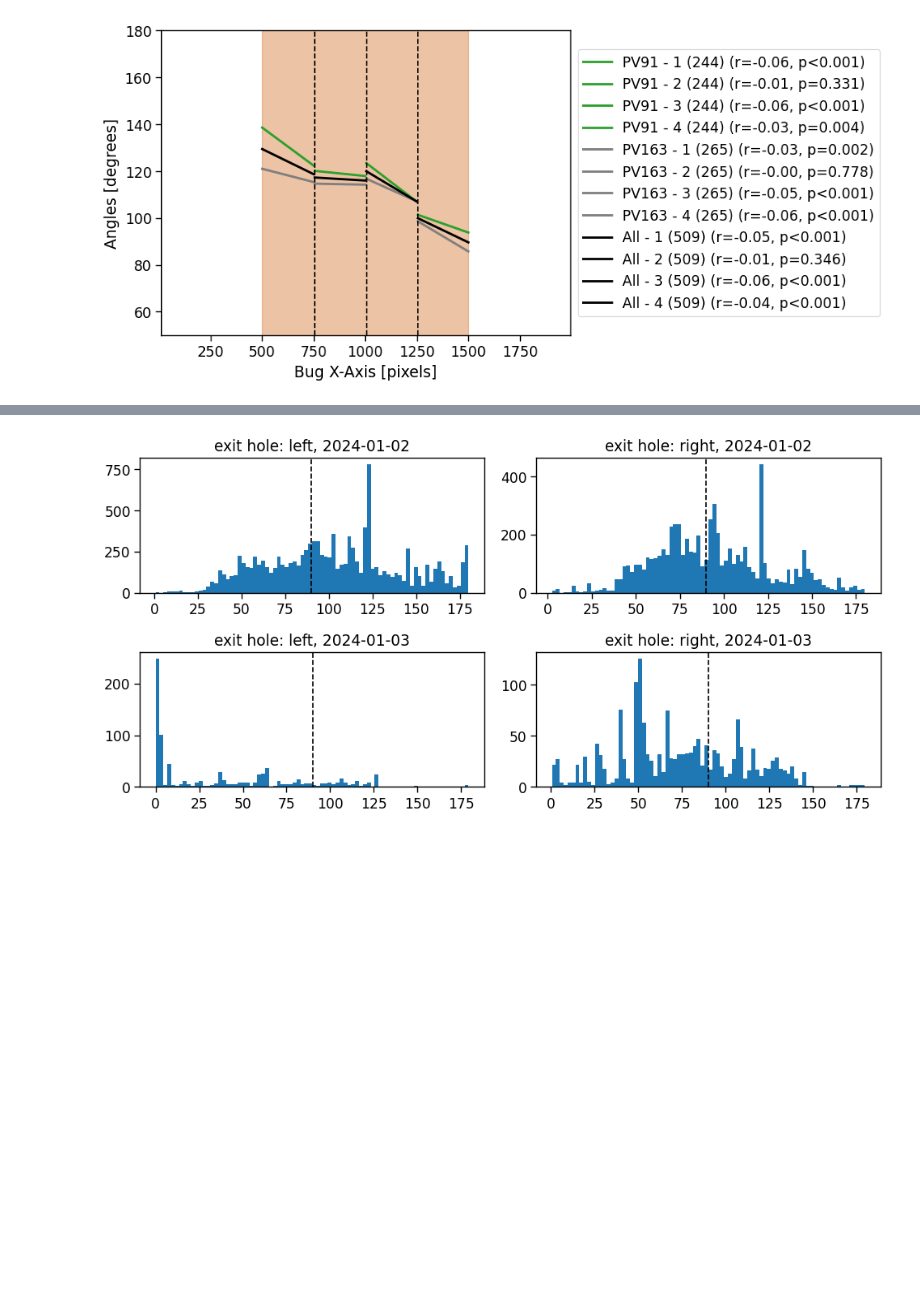
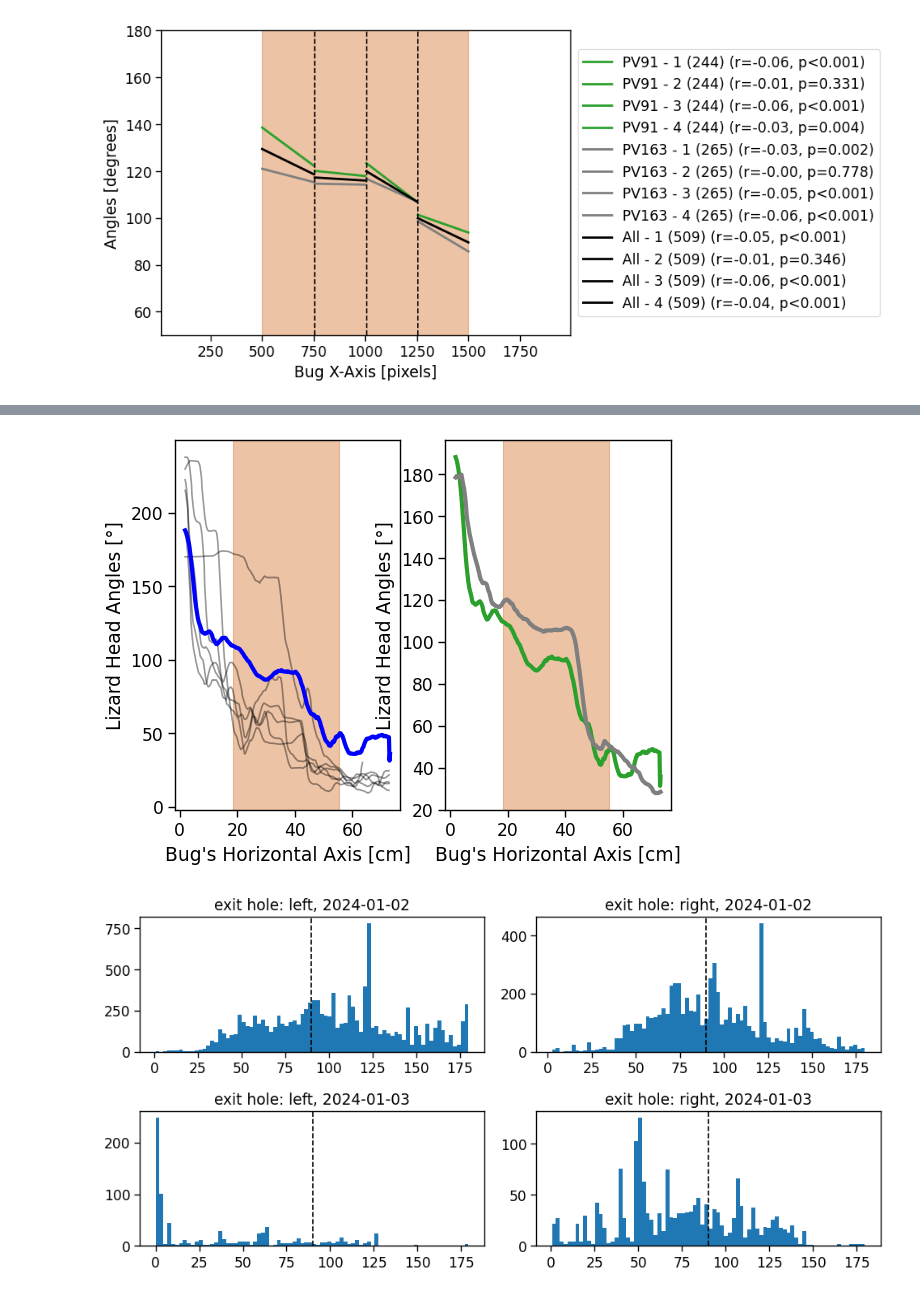
Before and after one commit to EvolutionaryNeuralCodingLab/PreyTouch, a Jupyter notebook: notebooks/paper_figs.ipynb, the cells around one changed output, grey strips where cells are left out. Drawn from its saved outputs; the diff is of its cells as text; code cells hidden in the pictures; blank space fills up the shorter version.

```diff
--- a/notebooks/paper_figs.ipynb
+++ b/notebooks/paper_figs.ipynb
@@ -986,5 +967,4 @@ def angles_summary(animal_ids, movement_type, is_cache=True):
     return pose_dict
 
 
-tdf = angles_summary(['PV163'], 'random_low_horizontal', is_cache=False)
-tdf
+tdf = angles_summary(['PV163', 'PV91'], 'rect_tunnel', is_cache=False)
@@ -1028,3 +974,76 @@ np.math.degrees
+# %%
+animal_id = 'PV91'
+cols = 5
+rows = int(np.ceil(len(tdf[animal_id])/cols))
+fig, axes = plt.subplots(rows, cols, figsize=(25, 3*rows))
+axes = axes.flatten()
+i = 0
+for trial_id, xf in tdf[animal_id].items():
+    a = xf.angle.map(lambda x: np.math.degrees(x))
+    x = xf.bug_x.values
+    a = savgol_filter(a.values, 11, 1)
+    if (np.std(a) < 10 or np.std(a) > 100) or not (a[a<30].any() and a[a>150].any()):
+        continue
+    axes[i].plot(x, a)
+    axes[i].set_title(f'{trial_id}, {np.std(a):.1f}')
+    i += 1
+fig.tight_layout()
+# %%
+rect_xlims = np.array([500, 1500]) * SCREEN_PIX_CM
+
+def plot_wall(ax):
+    ylims = ax.get_ylim()
+    ax.add_patch(plt.Rectangle((rect_xlims[0], ylims[0]), rect_xlims[1] - rect_xlims[0],
+                                ylims[1]-ylims[0], color='chocolate', alpha=0.4))
+    ax.set_ylabel('Lizard Head Angles [°]')
+    ax.set_xlabel("Bug's Horizontal Axis [cm]")
+
+def get_lizard_angles(animal_id):
+    angles = {}
+    common_bug_x = np.arange(50, 1989, 5)
+    for trial_id, xf in tdf[animal_id].items():
+        try:
+            a = xf.angle.map(lambda x: np.math.degrees(x))
+            a = savgol_filter(a.values, 11, 1)
+            if (np.std(a) < 10 or np.std(a) > 100) or not (a[a<30].any() and a[a>150].any()):
+                continue
+            x = xf.bug_x.values
+            f = interpolate.interp1d(x, a, kind='linear', bounds_error=False, fill_value=np.nan)
+            a_int = f(common_bug_x)
+            angles[trial_id] = a_int
+        except ImportError:
+            continue
+
+    avg_angles = np.nanmean(list(angles.values()), axis=0)
+    return avg_angles, angles, common_bug_x
+
+
+def plot_example_occlusions(ax):
+    animal_id = 'PV91'
+    if config.ARENA_NAME == 'meshi':
+        trials_ids = [14062, 14064, 14441, 14446, 15108, 15036, 15071]
+    else:
+        trials_ids = [2050, 2052, 2195, 2198, 2423, 2453, 2488]
+    avg_angles, angles, common_bug_x = get_lizard_angles(animal_id)
+    for trial_id, a in angles.items():
+        if trial_id in trials_ids:
+            ax.plot(common_bug_x * SCREEN_PIX_CM, a, alpha=0.4, c='k')
+    ax.plot(common_bug_x * SCREEN_PIX_CM, avg_angles, c='b', linewidth=3)
+    plot_wall(ax)
+
+
+def plot_all_average_occlusions(ax):
+    for animal_id in tdf.keys():
+        avg_angles, _, common_bug_x = get_lizard_angles(animal_id)
+        ax.plot(common_bug_x * SCREEN_PIX_CM, avg_angles, c=COLORS[animal_id], linewidth=3)
+    plot_wall(ax)
+
+
+fig, axes = plt.subplots(1,2)
+plot_example_occlusions(axes[0])
+plot_all_average_occlusions(axes[1])
+# %% [output]
+[figure, added]
 # %%
 res = {'left': {}, 'right': {}}
 for trial_id, xf in tdf['PV163'].items():
```
Also changed, not shown: parts of 12 cells of this notebook, 2 other files.
